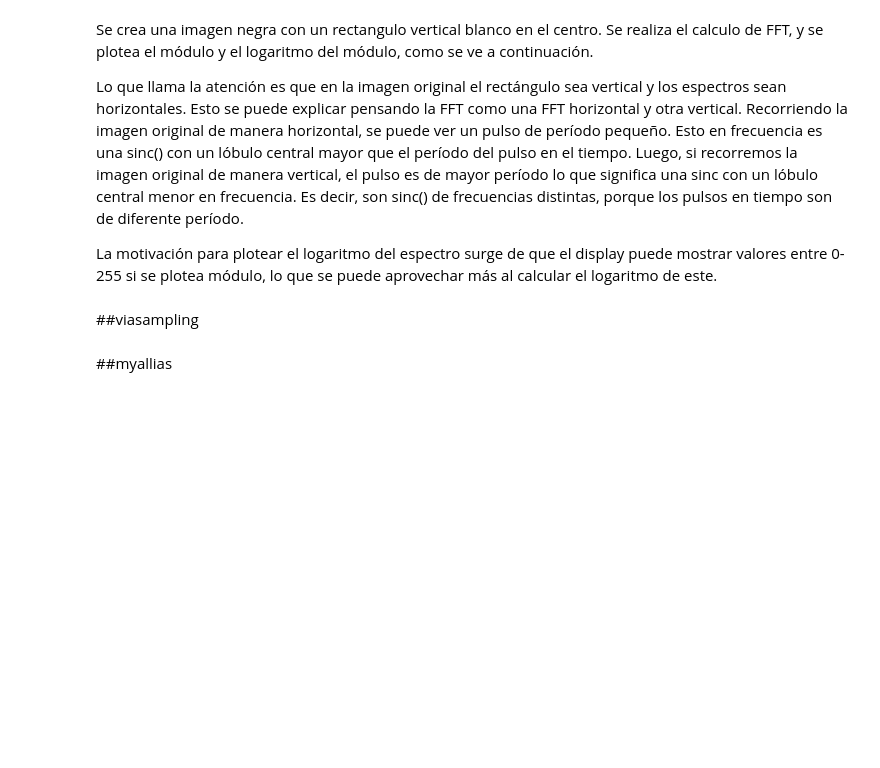
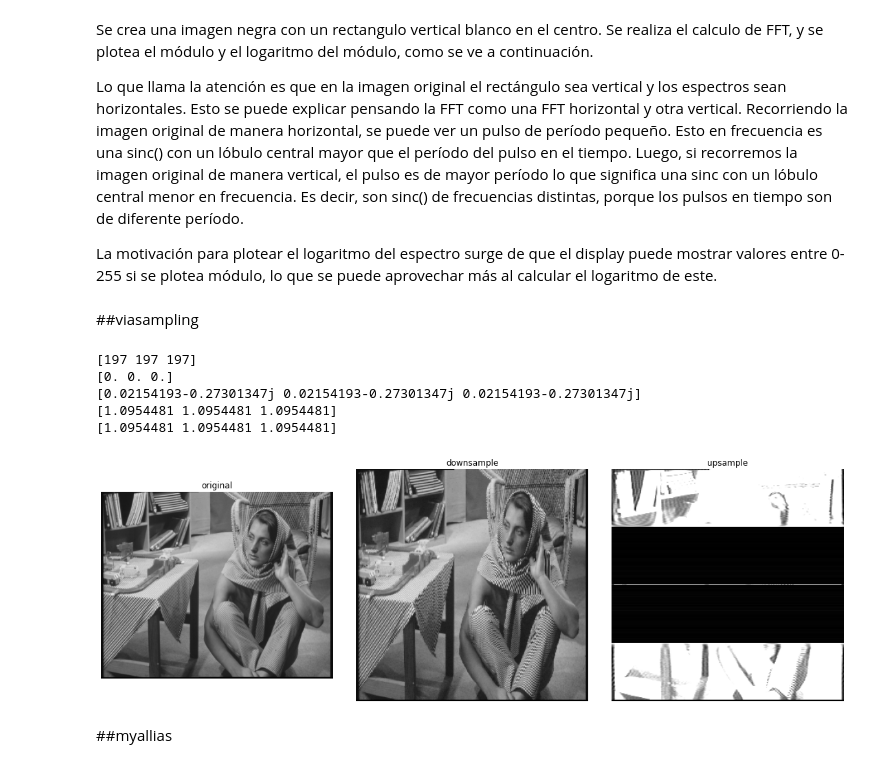
Before and after one commit to LuFernandez/imagaynes, a Jupyter notebook: analisis_scripts/rep_imagenes.ipynb, the cells around one changed output. Saved outputs shown, nothing was run; the diff lists cells and outputs as text; code cells hidden in the pictures; blank space fills up the shorter version.

```diff
--- a/analisis_scripts/rep_imagenes.ipynb
+++ b/analisis_scripts/rep_imagenes.ipynb
@@ -117,2 +181,22 @@ La motivación para plotear el logaritmo del espectro surge de que el display pu
+# %%
+barbs = cv2.imread('barbara.png')
+fig_1 = plt.figure(figsize =(15,15))
+plt.subplots_adjust(top = 1, bottom = 0, right = 1, left = 0, hspace = 0.5, wspace = 0.1)
+MakeSubplot(barbs,fig_1,2,3,1, 'original')
+
+m=2
+#barbs=barbs[0:500,0:500]
+barbs_d=downsampling(barbs,m,'FILTER_OFF')
+MakeSubplot(barbs_d,fig_1,2,3,2, 'downsample')
+#f2=downsampling(barbs,m,'FILTER_ON');
+barbs_u=upsampling(barbs_d,m)
+MakeSubplot(barbs_u,fig_1,2,3,3, 'upsample')
+# %% [output]
+[197 197 197]
+[0. 0. 0.]
+[0.02154193-0.27301347j 0.02154193-0.27301347j 0.02154193-0.27301347j]
+[1.0954481 1.0954481 1.0954481]
+[1.0954481 1.0954481 1.0954481]
+[figure, added]
 # %% [markdown]
 ##myallias
```
Also changed, not shown: parts of 3 cells of this notebook.
